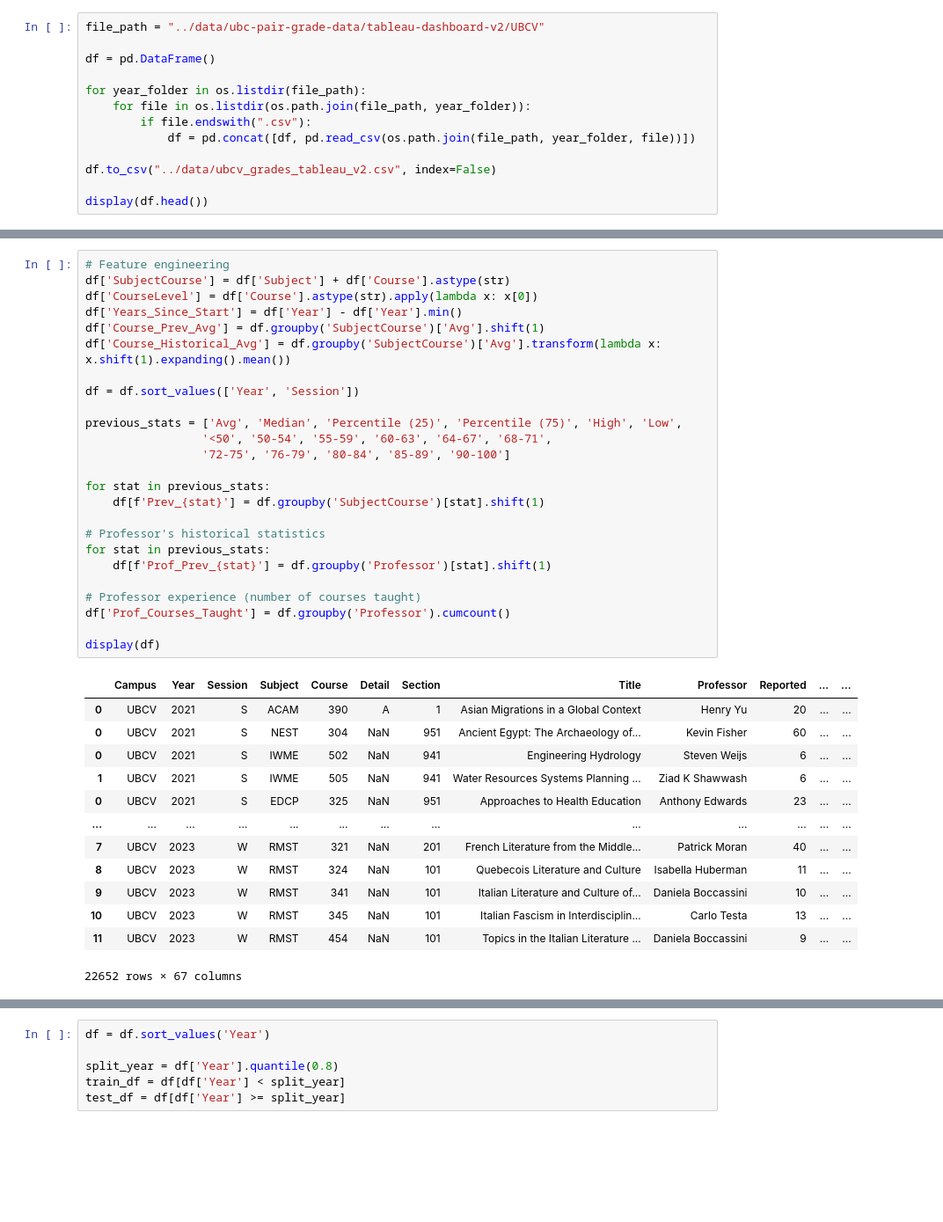
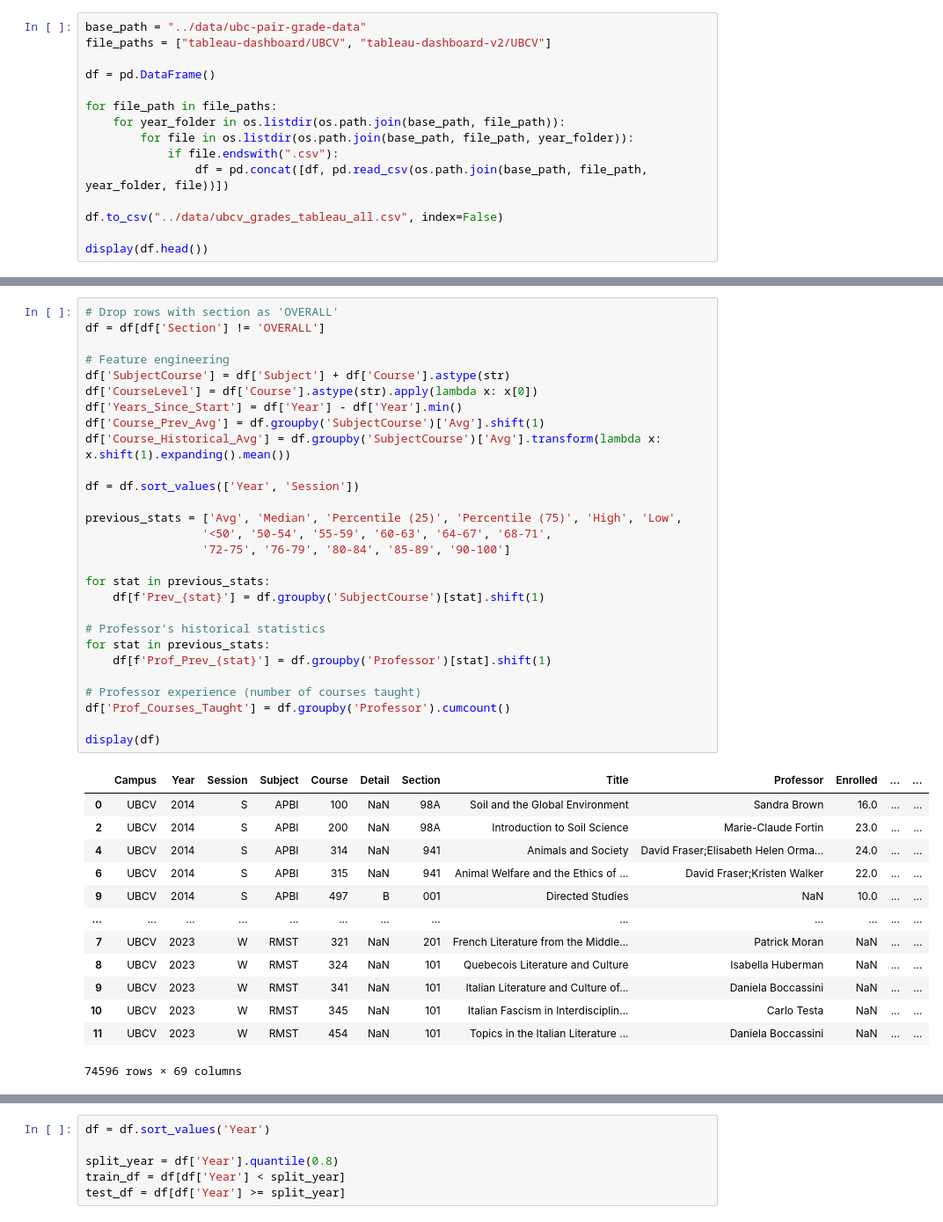
Before and after one commit to adrianlamdev/ubc-analytics, a Jupyter notebook: analysis/notebooks/main.ipynb, the cells around one changed output, grey strips where cells are left out. Shown: that part at 88% size. Drawn from its saved outputs; the diff is of its cells as text; blank space fills up the shorter version.

```diff
--- a/analysis/notebooks/main.ipynb
+++ b/analysis/notebooks/main.ipynb
@@ -14,15 +13,17 @@ from sklearn.model_selection import TimeSeriesSplit, cross_val_score, Randomized
 from sklearn.linear_model import Ridge
 # %%
-file_path = "../data/ubc-pair-grade-data/tableau-dashboard-v2/UBCV"
+base_path = "../data/ubc-pair-grade-data"
+file_paths = ["tableau-dashboard/UBCV", "tableau-dashboard-v2/UBCV"]
 
 df = pd.DataFrame()
 
-for year_folder in os.listdir(file_path):
-    for file in os.listdir(os.path.join(file_path, year_folder)):
-        if file.endswith(".csv"):
-            df = pd.concat([df, pd.read_csv(os.path.join(file_path, year_folder, file))])
+for file_path in file_paths:
+    for year_folder in os.listdir(os.path.join(base_path, file_path)):
+        for file in os.listdir(os.path.join(base_path, file_path, year_folder)):
+            if file.endswith(".csv"):
+                df = pd.concat([df, pd.read_csv(os.path.join(base_path, file_path, year_folder, file))])
 
-df.to_csv("../data/ubcv_grades_tableau_v2.csv", index=False)
+df.to_csv("../data/ubcv_grades_tableau_all.csv", index=False)
 
 display(df.head())
 # %% [output]
@@ -112,42 +121,45 @@ Text(0.5, 1.0, 'Grade Distribution Across All Courses and Years')
 # %%
+# Drop rows with section as 'OVERALL'
+df = df[df['Section'] != 'OVERALL']
+
 # Feature engineering
 df['SubjectCourse'] = df['Subject'] + df['Course'].astype(str)
 df['CourseLevel'] = df['Course'].astype(str).apply(lambda x: x[0])
 df['Years_Since_Start'] = df['Year'] - df['Year'].min()
 df['Course_Prev_Avg'] = df.groupby('SubjectCourse')['Avg'].shift(1)
 df['Course_Historical_Avg'] = df.groupby('SubjectCourse')['Avg'].transform(lambda x: x.shift(1).expanding().mean())
 
 df = df.sort_values(['Year', 'Session'])
 
 previous_stats = ['Avg', 'Median', 'Percentile (25)', 'Percentile (75)', 'High', 'Low',
                  '<50', '50-54', '55-59', '60-63', '64-67', '68-71',
                  '72-75', '76-79', '80-84', '85-89', '90-100']
 
 for stat in previous_stats:
     df[f'Prev_{stat}'] = df.groupby('SubjectCourse')[stat].shift(1)
 
 # Professor's historical statistics
 for stat in previous_stats:
     df[f'Prof_Prev_{stat}'] = df.groupby('Professor')[stat].shift(1)
 
 # Professor experience (number of courses taught)
 df['Prof_Courses_Taught'] = df.groupby('Professor').cumcount()
 
 display(df)
 # %% [output]
-|  | Campus | Year | Session | Subject | Course | Detail | Section | Title | Professor | Reported | ... | ... |
-| 0 | UBCV | 2021 | S | ACAM | 390 | A | 1 | Asian Migrations in a Global Context | Henry Yu | 20 | ... | ... |
-| 0 | UBCV | 2021 | S | NEST | 304 | NaN | 951 | Ancient Egypt: The Archaeology of... | Kevin Fisher | 60 | ... | ... |
-| 0 | UBCV | 2021 | S | IWME | 502 | NaN | 941 | Engineering Hydrology | Steven Weijs | 6 | ... | ... |
-| 1 | UBCV | 2021 | S | IWME | 505 | NaN | 941 | Water Resources Systems Planning ... | Ziad K Shawwash | 6 | ... | ... |
-| 0 | UBCV | 2021 | S | EDCP | 325 | NaN | 951 | Approaches to Health Education | Anthony Edwards | 23 | ... | ... |
+|  | Campus | Year | Session | Subject | Course | Detail | Section | Title | Professor | Enrolled | ... | ... |
+| 0 | UBCV | 2014 | S | APBI | 100 | NaN | 98A | Soil and the Global Environment | Sandra Brown | 16.0 | ... | ... |
+| 2 | UBCV | 2014 | S | APBI | 200 | NaN | 98A | Introduction to Soil Science | Marie-Claude Fortin | 23.0 | ... | ... |
+| 4 | UBCV | 2014 | S | APBI | 314 | NaN | 941 | Animals and Society | David Fraser;Elisabeth Helen Orma... | 24.0 | ... | ... |
+| 6 | UBCV | 2014 | S | APBI | 315 | NaN | 941 | Animal Welfare and the Ethics of ... | David Fraser;Kristen Walker | 22.0 | ... | ... |
+| 9 | UBCV | 2014 | S | APBI | 497 | B | 001 | Directed Studies | NaN | 10.0 | ... | ... |
 | ... | ... | ... | ... | ... | ... | ... | ... | ... | ... | ... | ... | ... |
-| 7 | UBCV | 2023 | W | RMST | 321 | NaN | 201 | French Literature from the Middle... | Patrick Moran | 40 | ... | ... |
-| 8 | UBCV | 2023 | W | RMST | 324 | NaN | 101 | Quebecois Literature and Culture | Isabella Huberman | 11 | ... | ... |
-| 9 | UBCV | 2023 | W | RMST | 341 | NaN | 101 | Italian Literature and Culture of... | Daniela Boccassini | 10 | ... | ... |
-| 10 | UBCV | 2023 | W | RMST | 345 | NaN | 101 | Italian Fascism in Interdisciplin... | Carlo Testa | 13 | ... | ... |
-| 11 | UBCV | 2023 | W | RMST | 454 | NaN | 101 | Topics in the Italian Literature ... | Daniela Boccassini | 9 | ... | ... |
+| 7 | UBCV | 2023 | W | RMST | 321 | NaN | 201 | French Literature from the Middle... | Patrick Moran | NaN | ... | ... |
+| 8 | UBCV | 2023 | W | RMST | 324 | NaN | 101 | Quebecois Literature and Culture | Isabella Huberman | NaN | ... | ... |
+| 9 | UBCV | 2023 | W | RMST | 341 | NaN | 101 | Italian Literature and Culture of... | Daniela Boccassini | NaN | ... | ... |
+| 10 | UBCV | 2023 | W | RMST | 345 | NaN | 101 | Italian Fascism in Interdisciplin... | Carlo Testa | NaN | ... | ... |
+| 11 | UBCV | 2023 | W | RMST | 454 | NaN | 101 | Topics in the Italian Literature ... | Daniela Boccassini | NaN | ... | ... |
-22652 rows × 67 columns
+74596 rows × 69 columns
 # %%
 # Column types
 ordinal_cols = ['CourseLevel', 'Years_Since_Start', 'Prof_Courses_Taught']
```
Also changed, not shown: parts of 18 cells of this notebook, 1 other file.
